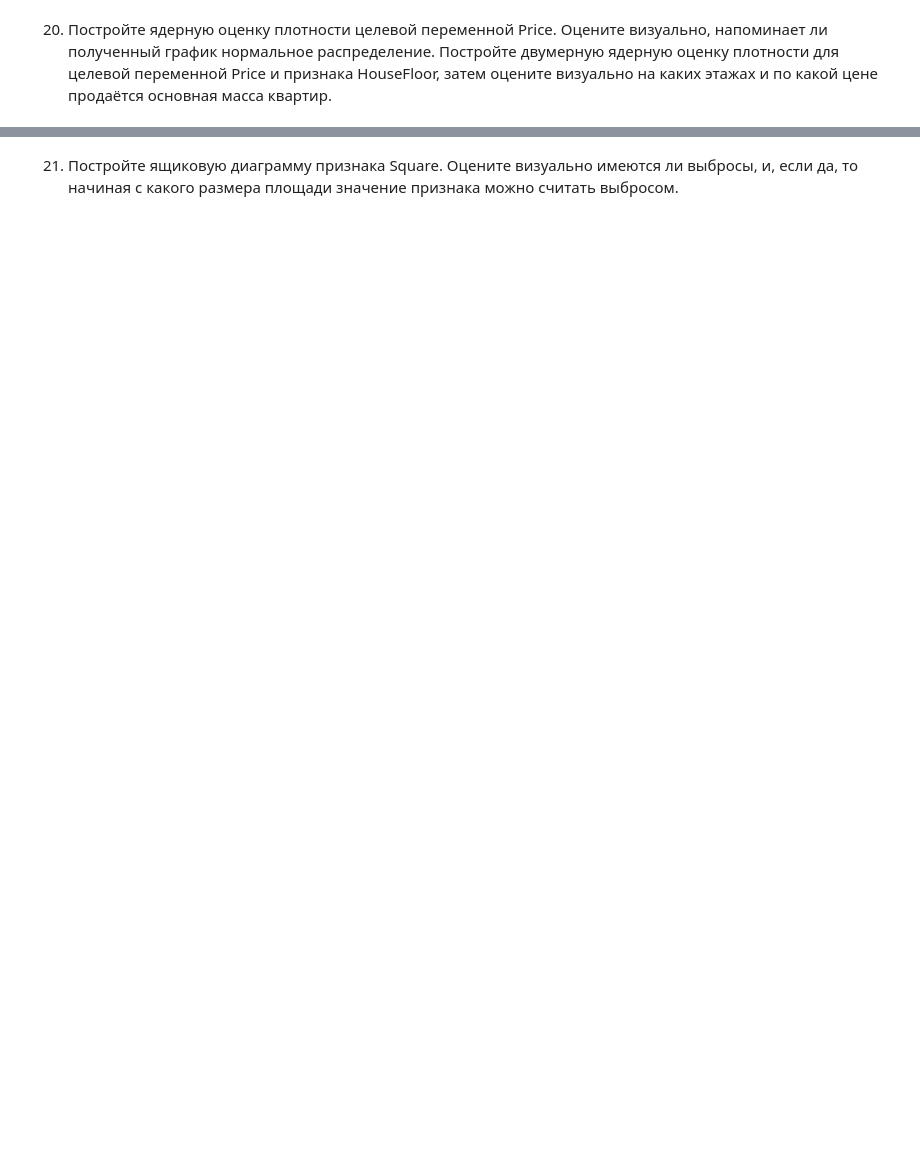
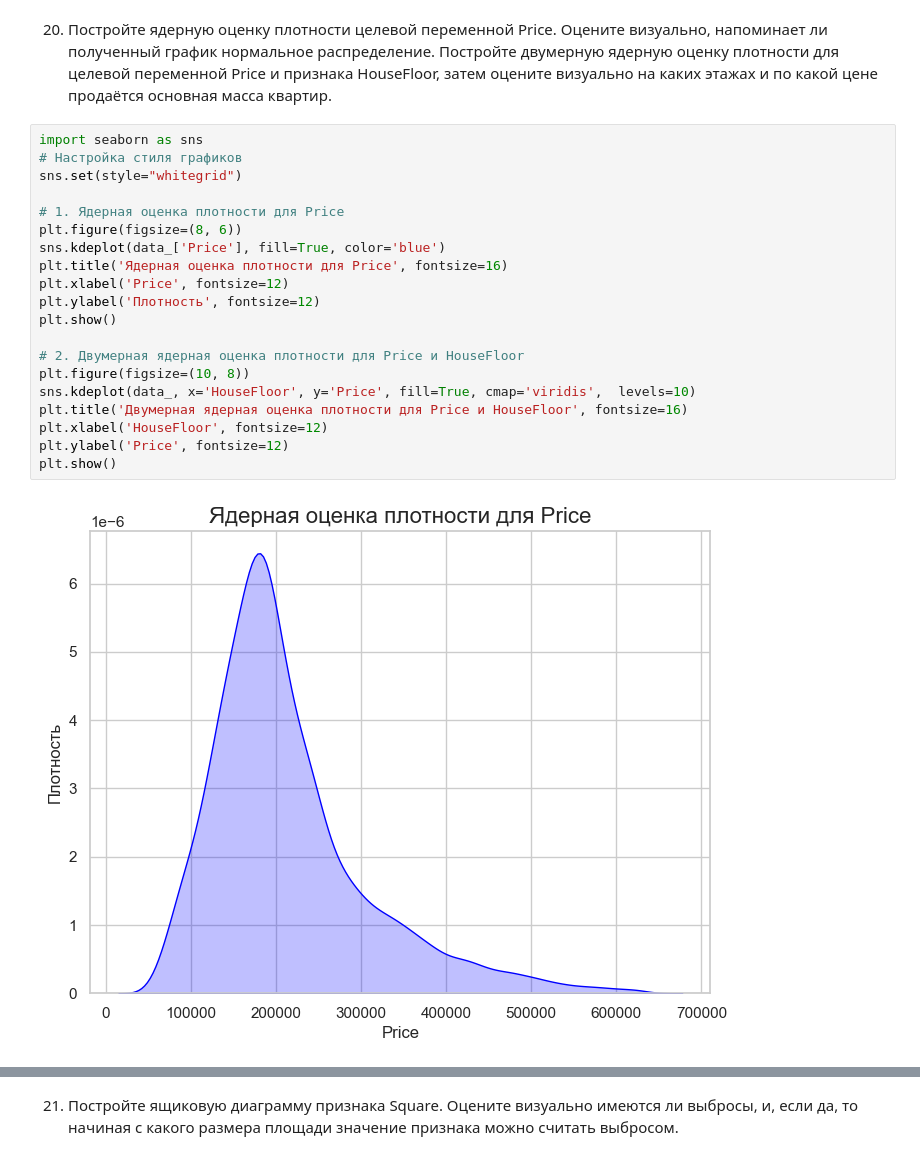
Before and after one commit to Plkhv/ML_course, a Jupyter notebook: ML0.1 intro/lab.ipynb, the cells around one changed output, grey strips where cells are left out. Saved outputs shown, nothing was run; the diff lists cells and outputs as text; blank space fills up the shorter version.

```diff
--- a/ML0.1 intro/lab.ipynb
+++ b/ML0.1 intro/lab.ipynb
@@ -401,2 +538,24 @@ Name: 9998, dtype: object
 # %% [markdown]
 20. Постройте ядерную оценку плотности целевой переменной Price. Оцените визуально, напоминает ли полученный график нормальное распределение. Постройте двумерную ядерную оценку плотности для целевой переменной Price и признака HouseFloor, затем оцените визуально на каких этажах и по какой цене продаётся основная масса квартир.
+# %%
+import seaborn as sns
+# Настройка стиля графиков
+sns.set(style="whitegrid")
+
+# 1. Ядерная оценка плотности для Price
+plt.figure(figsize=(8, 6))
+sns.kdeplot(data_['Price'], fill=True, color='blue')
+plt.title('Ядерная оценка плотности для Price', fontsize=16)
+plt.xlabel('Price', fontsize=12)
+plt.ylabel('Плотность', fontsize=12)
+plt.show()
+
+# 2. Двумерная ядерная оценка плотности для Price и HouseFloor
+plt.figure(figsize=(10, 8))
+sns.kdeplot(data_, x='HouseFloor', y='Price', fill=True, cmap='viridis',  levels=10)
+plt.title('Двумерная ядерная оценка плотности для Price и HouseFloor', fontsize=16)
+plt.xlabel('HouseFloor', fontsize=12)
+plt.ylabel('Price', fontsize=12)
+plt.show()
+# %% [output]
+[figure, added]
```
Also changed, not shown: parts of 15 cells of this notebook, 2 other files.
